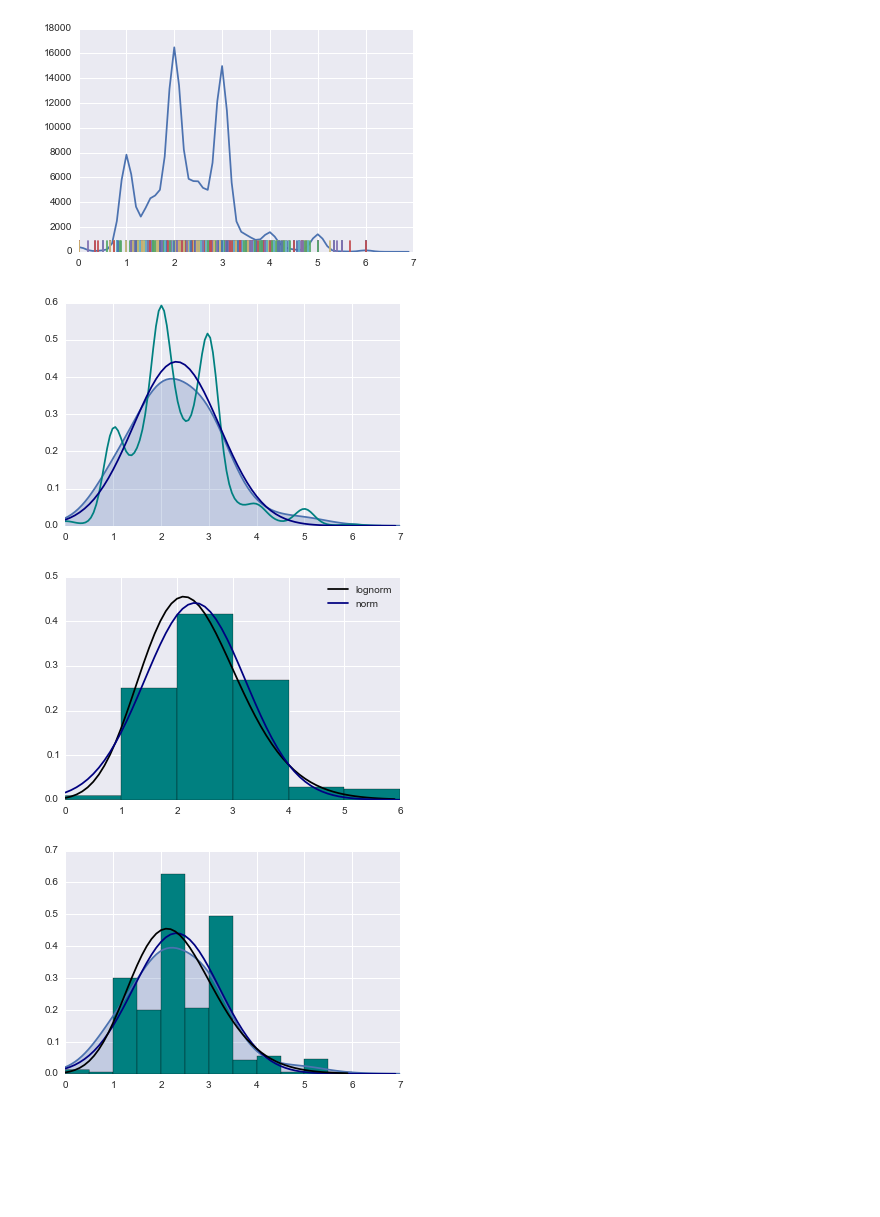
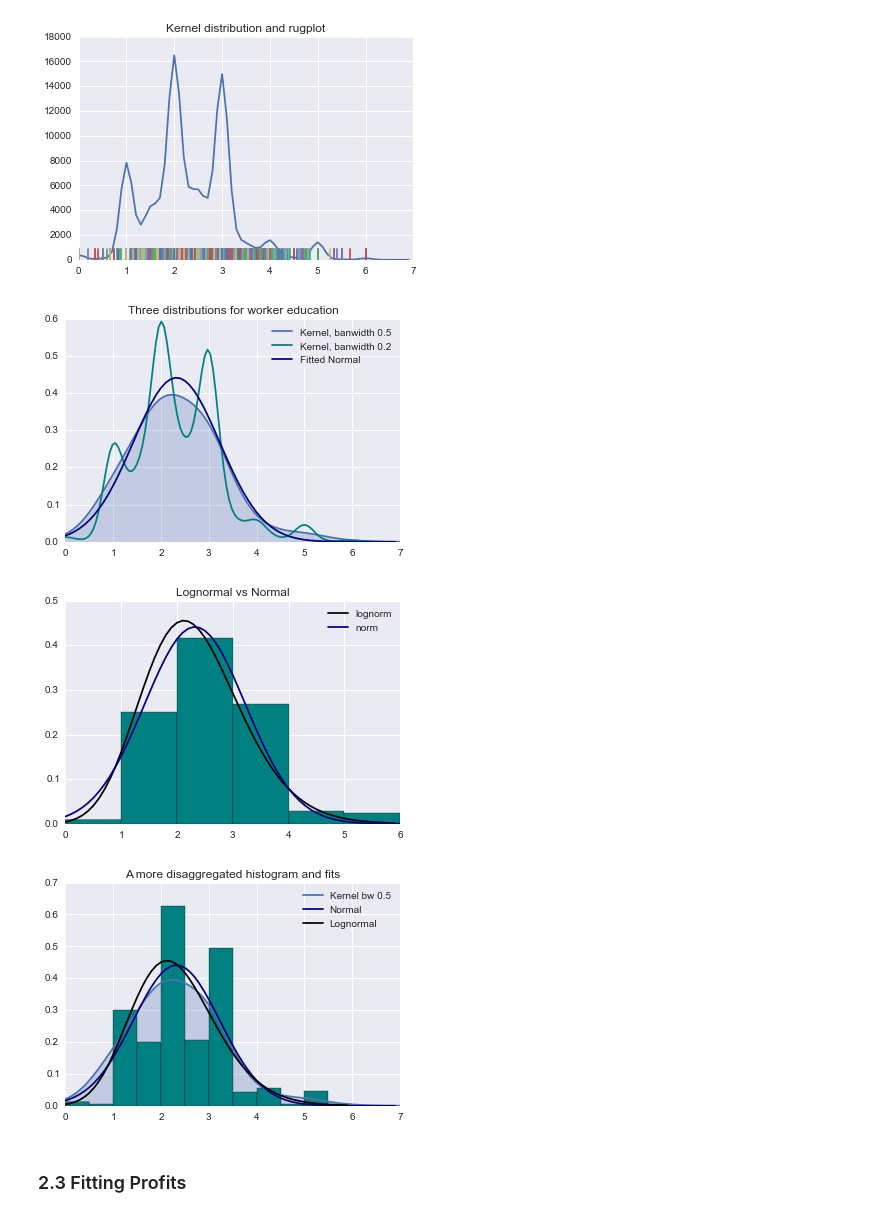
Before and after one commit to davidrpugh/assortative-matching-large-firms, a Jupyter notebook: Histograms.ipynb, the cells around one changed output. Cells and saved outputs as stored; diff of their text form; code cells hidden in the pictures; blank space fills up the shorter version.

```diff
--- a/Histograms.ipynb
+++ b/Histograms.ipynb
@@ -63,8 +84,10 @@ plt.show()
 # %%
-from scipy.stats import norm
-(mu, sigma) = norm.fit(skill_w)
+# Education level distribution
+(mu, sigma) = stats.norm.fit(skill_w)
 y = pb.normpdf(np.arange(0,7,0.1), mu, sigma)
-plt.plot(np.arange(0,7,0.1), y*len(skill_w), color='red')
+plt.plot(np.arange(0,7,0.1), y*len(skill_w), color='darkorange')
 plt.hist(skill_w, bins=6, range=(0,6), color='tan')
+plt.title('Education level distribution, normal distribution fitted')
+plt.xlim(0,7)
 plt.show()
 # %% [output]
@@ -72,2 +94,0 @@ plt.show()
-# %%
-norm.fit(skill_w)
@@ -76,5 +97,5 @@ norm.fit(skill_w)
 # %%
-
+# Creating kernel distribution (for more dissagregated data on education)
 x_range = np.arange(0,7,0.1)
 
 # Compute the bandwidth of the kernel using a rule-of-thumb
@@ -94,37 +115,48 @@ scipy_kde = stats.gaussian_kde(skill_w)(x_range)
 summed_kde = np.sum(kernels, axis=0)
 #plt.plot(x_range, scipy_kde, c='b')
 plt.plot(x_range, summed_kde)
+plt.title('Kernel distribution and rugplot')
 sns.rugplot(skill_w)
 plt.show()
 # %% [output]
-[figure, old version]
+[figure, new version]
 # %%
+# Three distributions for worker education
 skill_a = np.asarray(skill_w)
-sns.kdeplot(skill_a, shade=True, bw=0.5)
-sns.kdeplot(skill_a, shade=False, bw=0.2, color='teal')
-plt.plot(np.arange(0,7,0.1), y, color='navy')
+sns.kdeplot(skill_a, shade=True, bw=0.5, label='Kernel, banwidth 0.5')
+sns.kdeplot(skill_a, shade=False, bw=0.2, color='teal', label='Kernel, banwidth 0.2')
+plt.plot(np.arange(0,7,0.1), y, color='navy', label='Fitted Normal')
+plt.legend()
+plt.title('Three distributions for worker education')
 plt.xlim(0,7)
 plt.show()
 # %% [output]
-[figure, old version]
+[figure, new version]
 # %%
+# Lognormal vs Normal
 shape2, location2, scale2 = stats.lognorm.fit(skill_w, loc=2.0)
 y2s = stats.lognorm.pdf(np.arange(0,6,0.1), s=shape2, loc=location2, scale=scale2)
 plt.plot(np.arange(0,6,0.1), y2s, color='black', label='lognorm')
 plt.plot(np.arange(0,7,0.1), y, color='navy', label='norm')
 plt.hist(skill_w, bins=6, normed=True, range=(0,6), color='teal')
+plt.title('Lognormal vs Normal')
 plt.legend(loc='best')
 plt.xlim(0,6)
 plt.show()
 # %% [output]
-[figure, old version]
+[figure, new version]
 # %%
-sns.kdeplot(skill_w, shade=True, bw=0.5)
-plt.plot(np.arange(0,7,0.1), y, color='navy')
+# A more disaggregated histogram
+sns.kdeplot(skill_w, shade=True, bw=0.5, label='Kernel bw 0.5')
+plt.plot(np.arange(0,7,0.1), y, color='navy', label='Normal')
 plt.hist(skill_a, bins=12, normed=True, range=(0,6), color='teal')
-plt.plot(np.arange(0,6,0.1), y2s, color='black')
+plt.plot(np.arange(0,6,0.1), y2s, color='black', label='Lognormal')
+plt.legend()
+plt.title('A more disaggregated histogram and fits')
 plt.xlim(0,7)
 plt.show()
 # %% [output]
-[figure, old version]
+[figure, new version]
+# %% [markdown]
+### 2.3 Fitting Profits
 # %%
```
Also changed, not shown: parts of 14 cells of this notebook.
